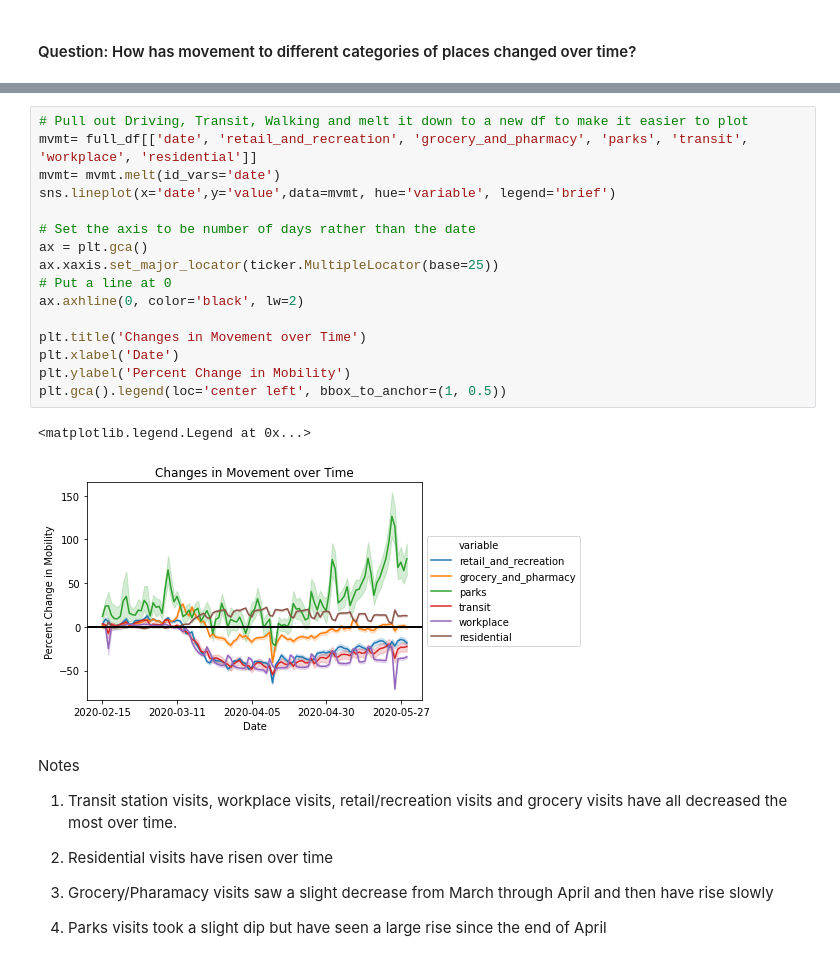
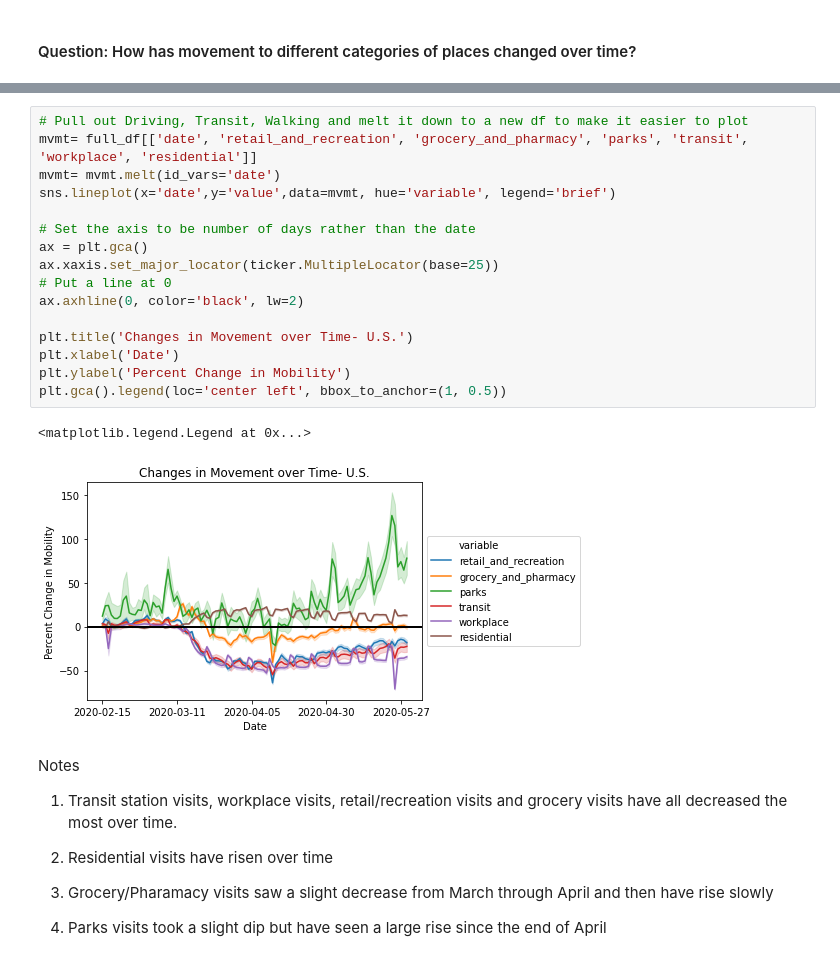
Before and after one commit to jeremysilva1098/mobility_covid, a Jupyter notebook: COVID-19 and Mobility EDA.ipynb, the cells around one changed output, grey strips where cells are left out. Saved outputs shown, nothing was run; the diff lists cells and outputs as text.

```diff
--- a/COVID-19 and Mobility EDA.ipynb
+++ b/COVID-19 and Mobility EDA.ipynb
@@ -120,22 +241,22 @@ Index(['state', 'date', 'retail_and_recreation', 'grocery_and_pharmacy',
 # %%
 # Pull out Driving, Transit, Walking and melt it down to a new df to make it easier to plot
 mvmt= full_df[['date', 'retail_and_recreation', 'grocery_and_pharmacy', 'parks', 'transit', 'workplace', 'residential']]
 mvmt= mvmt.melt(id_vars='date')
 sns.lineplot(x='date',y='value',data=mvmt, hue='variable', legend='brief')
 
 # Set the axis to be number of days rather than the date
 ax = plt.gca()
 ax.xaxis.set_major_locator(ticker.MultipleLocator(base=25))
 # Put a line at 0
 ax.axhline(0, color='black', lw=2)
 
-plt.title('Changes in Movement over Time')
+plt.title('Changes in Movement over Time- U.S.')
 plt.xlabel('Date')
 plt.ylabel('Percent Change in Mobility')
 plt.gca().legend(loc='center left', bbox_to_anchor=(1, 0.5))
 # %% [output]
 <matplotlib.legend.Legend at 0x...>
-[figure, old version]
+[figure, new version]
 # %% [markdown]
 Notes
 
```
Also changed, not shown: parts of 55 cells of this notebook.
